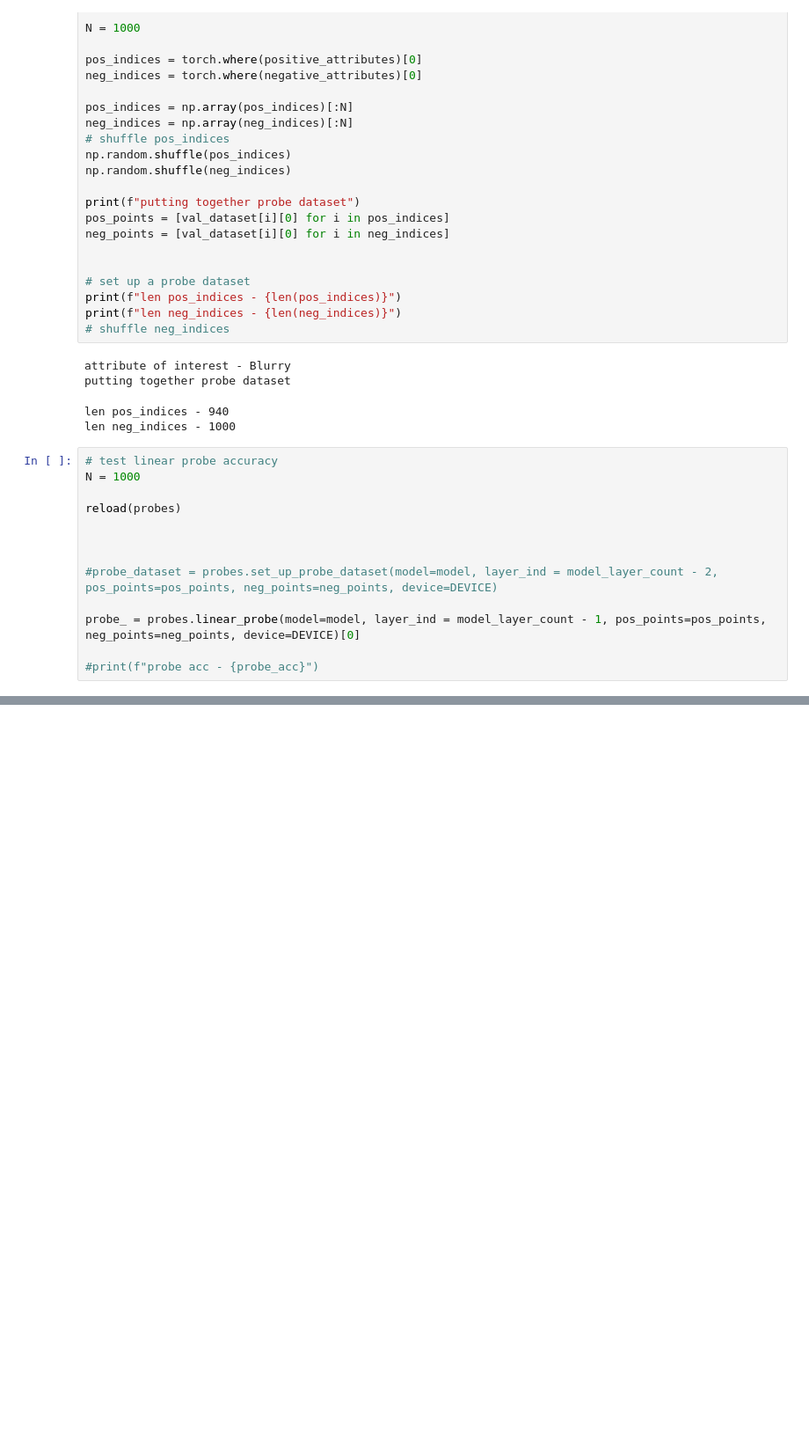
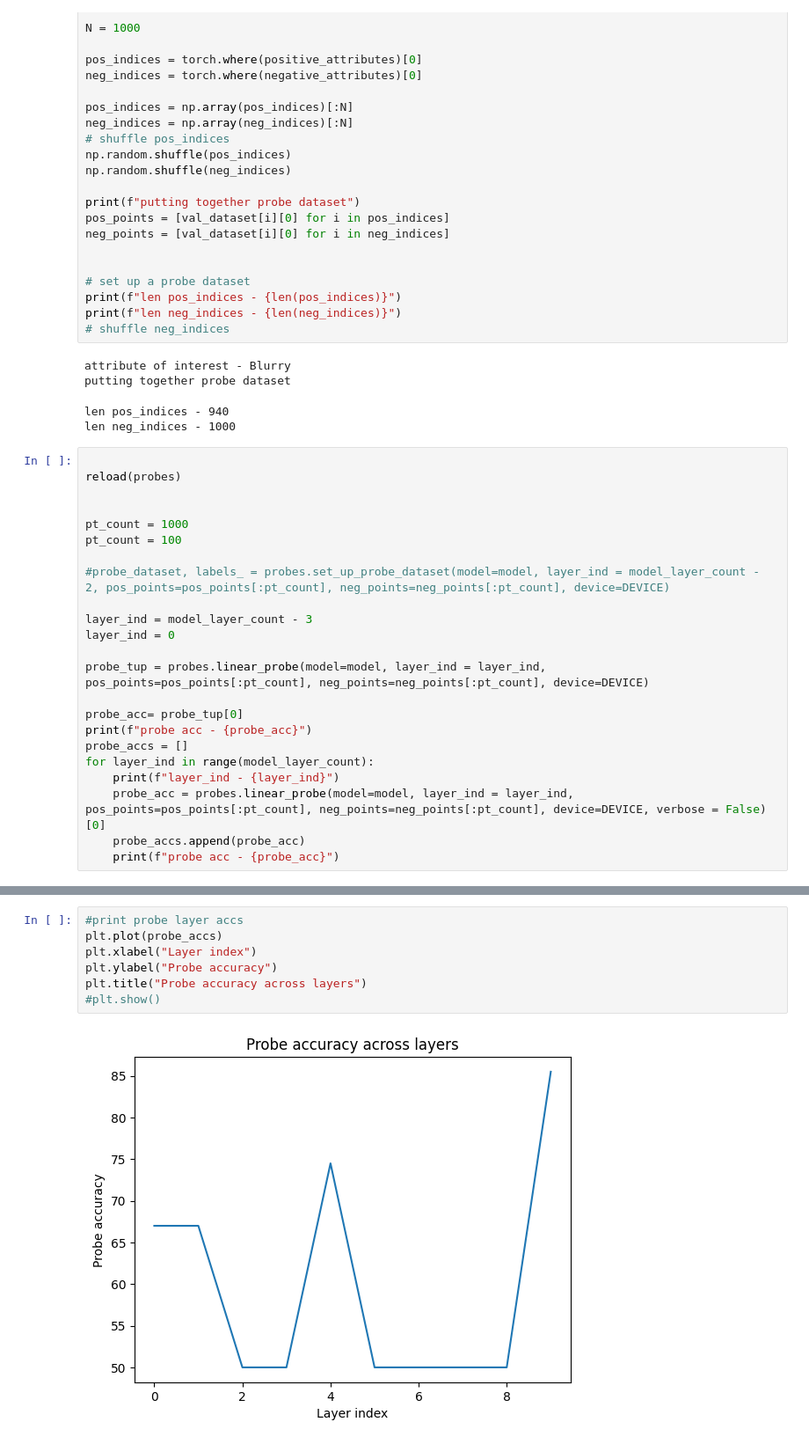
Before and after one commit to RoyRin/ripple_bench, a Jupyter notebook: notebooks/LEACE_explore.ipynb, the cells around one changed output, grey strips where cells are left out. Shown: that part at 88% size. Drawn from its saved outputs; the diff is of its cells as text; blank space fills up the shorter version.

Commit message:
exploring linear probes

```diff
--- a/notebooks/LEACE_explore.ipynb
+++ b/notebooks/LEACE_explore.ipynb
@@ -431,17 +433,27 @@ putting together probe dataset
 len pos_indices - 940
 len neg_indices - 1000
 # %%
-# test linear probe accuracy
-N = 1000
 
 reload(probes)
 
 
+pt_count = 1000
+pt_count = 100
 
-#probe_dataset = probes.set_up_probe_dataset(model=model, layer_ind = model_layer_count - 2, pos_points=pos_points, neg_points=neg_points, device=DEVICE)
+#probe_dataset, labels_ = probes.set_up_probe_dataset(model=model, layer_ind = model_layer_count - 2, pos_points=pos_points[:pt_count], neg_points=neg_points[:pt_count], device=DEVICE)
 
-probe_ = probes.linear_probe(model=model, layer_ind = model_layer_count - 1, pos_points=pos_points, neg_points=neg_points, device=DEVICE)[0]
+layer_ind = model_layer_count - 3
+layer_ind = 0
 
-#print(f"probe acc - {probe_acc}")
+probe_tup = probes.linear_probe(model=model, layer_ind = layer_ind, pos_points=pos_points[:pt_count], neg_points=neg_points[:pt_count], device=DEVICE)
+
+probe_acc= probe_tup[0]
+print(f"probe acc - {probe_acc}")
+probe_accs = []
+for layer_ind in range(model_layer_count):
+    print(f"layer_ind - {layer_ind}")
+    probe_acc = probes.linear_probe(model=model, layer_ind = layer_ind, pos_points=pos_points[:pt_count], neg_points=neg_points[:pt_count], device=DEVICE, verbose = False)[0]
+    probe_accs.append(probe_acc)
+    print(f"probe acc - {probe_acc}")
 # %% [output]
 Processing sample 0
@@ -482,0 +476,9 @@ plotting.show_image(image_)
+# %%
+#print probe layer accs
+plt.plot(probe_accs)
+plt.xlabel("Layer index")
+plt.ylabel("Probe accuracy")
+plt.title("Probe accuracy across layers")
+#plt.show()
+# %% [output]
+[figure, added]
```
Also changed, not shown: parts of 8 cells of this notebook, 1 other file.
